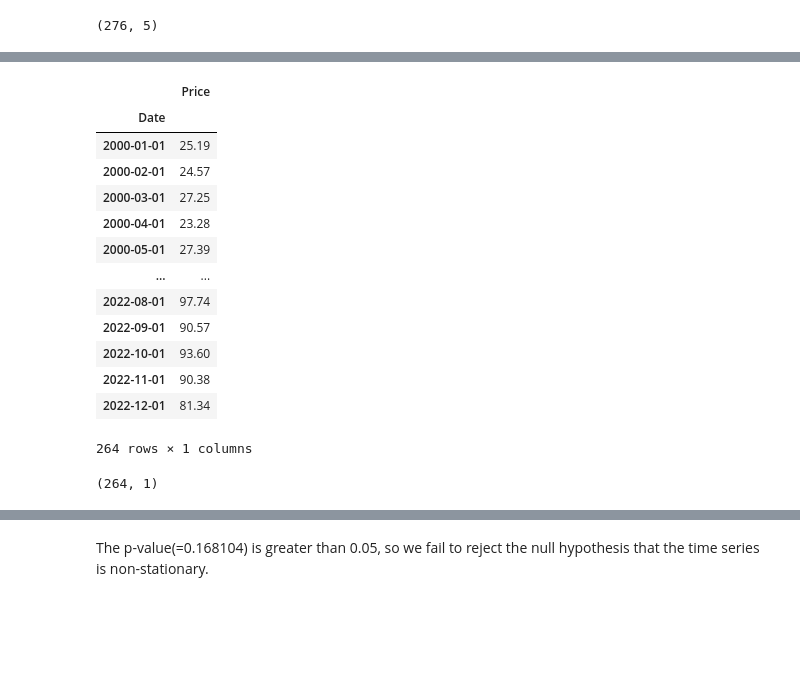
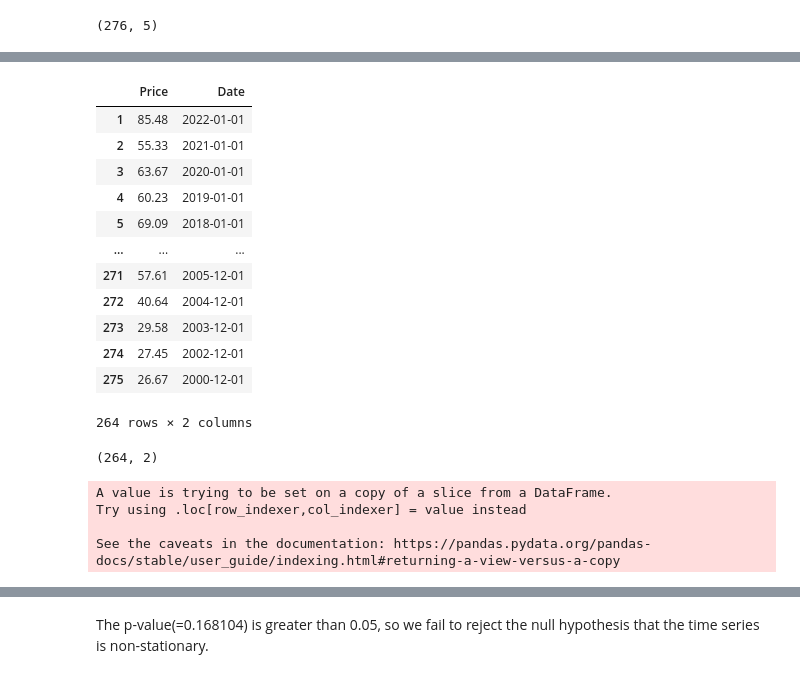
Before and after one commit to jnopareboateng/ml-library, a Jupyter notebook: tsa.ipynb, the cells around one changed output, grey strips where cells are left out. Saved outputs shown, nothing was run; the diff lists cells and outputs as text; code cells hidden in the pictures; blank space fills up the shorter version.

```diff
--- a/tsa.ipynb
+++ b/tsa.ipynb
@@ -85,10 +85,10 @@ df.shape # Display the shape of the data after modification
 (276, 5)
 # %%
 # Set 'Date' as index
-df.set_index('Date', inplace=True)
+# df.set_index('Date', inplace=True)
 
 # Sort the index in ascending order
-df.sort_index(inplace=True)
+# df.sort_index(inplace=True)
 # %%
 df.head() # Display the first 5 rows of the data
 # %% [output]
@@ -108,25 +121,24 @@ df.to_csv('Date and.csv')
 # %%
 # remove date of 2023 from dataset
-df = df[:'2022-12-01']
+df = df[df['Date'].dt.year < 2023]
 df
 # %% [output]
-|  | Price |
-| Date |  |
-| 2000-01-01 | 25.19 |
-| 2000-02-01 | 24.57 |
-| 2000-03-01 | 27.25 |
-| 2000-04-01 | 23.28 |
-| 2000-05-01 | 27.39 |
-| ... | ... |
-| 2022-08-01 | 97.74 |
-| 2022-09-01 | 90.57 |
-| 2022-10-01 | 93.60 |
-| 2022-11-01 | 90.38 |
-| 2022-12-01 | 81.34 |
+|  | Price | Date |
+| 1 | 85.48 | 2022-01-01 |
+| 2 | 55.33 | 2021-01-01 |
+| 3 | 63.67 | 2020-01-01 |
+| 4 | 60.23 | 2019-01-01 |
+| 5 | 69.09 | 2018-01-01 |
+| ... | ... | ... |
+| 271 | 57.61 | 2005-12-01 |
+| 272 | 40.64 | 2004-12-01 |
+| 273 | 29.58 | 2003-12-01 |
+| 274 | 27.45 | 2002-12-01 |
+| 275 | 26.67 | 2000-12-01 |
-264 rows × 1 columns
+264 rows × 2 columns
 # %%
 df.shape # Display the shape of the data after modification
 # %% [output]
-(264, 1)
+(264, 2)
 # %%
 # Plot the data
@@ -141,11 +153,16 @@ result = seasonal_decompose(df['Price'], model='multiplicative', period=12)
 
 # Plot the decomposed time series with plotly
 fig = go.Figure()
-fig.add_trace(go.Scatter(x=df.index, y=result.trend, mode='lines', name='Trend'))
-fig.add_trace(go.Scatter(x=df.index, y=result.seasonal, mode='lines', name='Seasonal'))
-fig.add_trace(go.Scatter(x=df.index, y=result.resid, mode='lines', name='Residual'))
+fig.add_trace(go.Scatter(x=df['Date'], y=result.trend, mode='lines', name='Trend'))
+fig.add_trace(go.Scatter(x=df['Date'], y=result.seasonal, mode='lines', name='Seasonal'))
+fig.add_trace(go.Scatter(x=df['Date'], y=result.resid, mode='lines', name='Residual'))
 fig.update_layout(title='Decomposition of Brent Crude Oil Price', xaxis_title='Date', yaxis_title='Price')
 fig.show()
+# %% [output]
+A value is trying to be set on a copy of a slice from a DataFrame.
+Try using .loc[row_indexer,col_indexer] = value instead
+
+See the caveats in the documentation: https://pandas.pydata.org/pandas-docs/stable/user_guide/indexing.html#returning-a-view-versus-a-copy
 # %%
 import pandas as pd
 from statsmodels.tsa.arima.model import ARIMA
```
Also changed, not shown: parts of 12 cells of this notebook, 1 other file.
